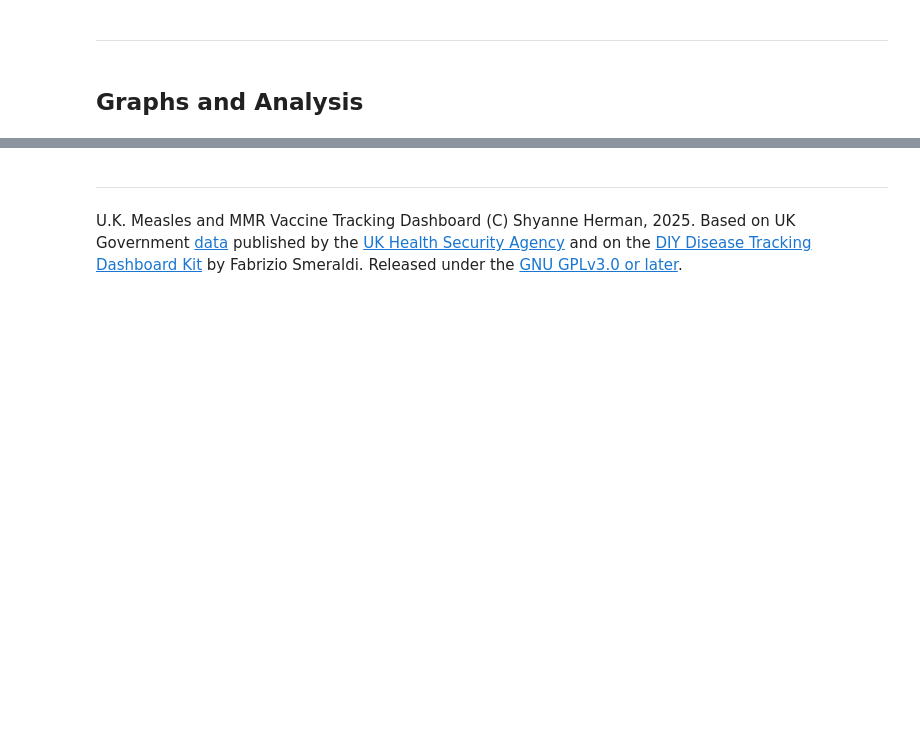
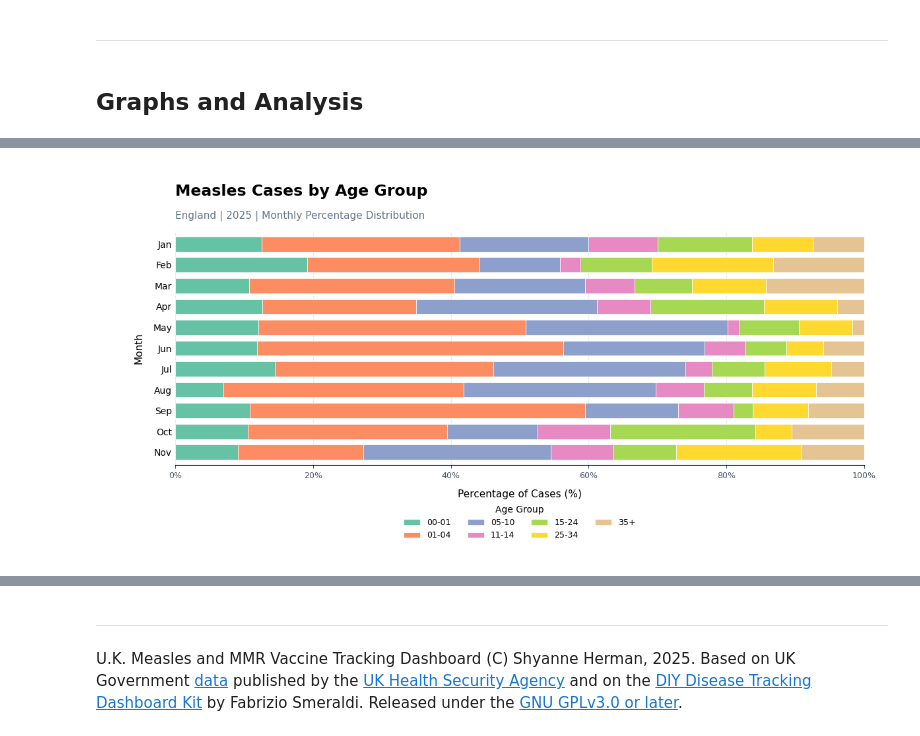
Before and after one commit to shyherm/Measles_MMR_Dashboard, a Jupyter notebook: Dashboard_.ipynb, the cells around one changed output, grey strips where cells are left out. Drawn from its saved outputs; the diff is of its cells as text; code cells hidden in the pictures; blank space fills up the shorter version.

```diff
--- a/Dashboard_.ipynb
+++ b/Dashboard_.ipynb
@@ -262,0 +430,85 @@ This section contains three graphs each with an interactive control, a figure de
+# %%
+# Year dropdown selector
+years = sorted(adf.index.year.unique())
+year_age = wdg.Dropdown(
+    options=years,
+    value=years[-1],
+    description='Select year:',
+    style={'description_width': 'initial'},
+    layout=wdg.Layout(width='250px'))
+
+# Define the graph
+def age_graph(graphyear):
+    yeardf = adf[adf.index.year == graphyear]
+
+    # Calculate monthly averages and percentage distribution
+    monthly = yeardf.groupby(pd.Grouper(freq='1ME')).mean()
+    totals = monthly.sum(axis=1)
+    monthly = monthly.div(totals.replace(0, float('nan')), axis=0) * 100
+    monthly = monthly[::-1]
+
+    # Color palette
+    colors = plt.cm.Set2.colors
+
+    # Create the figure
+    fig, ax = get_fig('age', figsize=(12, 6))
+    monthly.plot(
+        kind='barh',
+        stacked=True,
+        ax=ax, color=colors,
+        width=0.72,
+        edgecolor='white',
+        linewidth=0.5)
+
+    # Part of the hover
+    def age_text(sel):
+        i = sel.index  # Which month
+        bar = sel.artist[i] # The rectangle that was hit
+        return (f"{monthly.index[i]:%B %Y}\n"
+                f"{sel.artist.get_label()}: {bar.get_width():.1f}%")
+
+    # Add the hover
+    add_hover('age', ax.containers, age_text, accent='#676767')
+
+    # Title and subtitle
+    fig.suptitle(f'Measles Cases by Age Group', fontsize=17, fontweight='bold', x=0.10, ha='left', y=0.95)
+    ax.set_title(f'England | {graphyear} | Monthly Percentage Distribution', fontsize=11, color='#64748b', loc='left', pad=14)
+
+    # Axis formatting
+    ax.set_xlabel('Percentage of Cases (%)', fontsize=11, labelpad=10)
+    ax.set_ylabel('Month', fontsize=11, labelpad=10)
+    ax.set_xlim(0, 100)
+    ax.xaxis.set_major_locator(mtick.MultipleLocator(20))
+    ax.xaxis.set_major_formatter(mtick.PercentFormatter(xmax=100))
+    ax.set_yticks(range(len(monthly)))
+    ax.set_yticklabels(monthly.index.strftime('%b'))
+
+    # Grid, borders, styling
+    ax.set_axisbelow(True)
+    ax.grid(axis='x', linestyle='--', alpha=0.3)
+    ax.grid(axis='y', visible=False)
+    ax.spines['top'].set_visible(False)
+    ax.spines['right'].set_visible(False)
+    ax.spines['left'].set_visible(False)
+    ax.tick_params(axis='y', length=0, labelsize=10)
+    ax.tick_params(axis='x', labelsize=9, colors='#475569')
+
+    # Compact legend beneath the chart
+    ax.legend(title='Age Group', loc='upper center', bbox_to_anchor=(0.5, -0.14), ncol=4, frameon=False, fontsize=9, title_fontsize=10)
+    fig.patch.set_facecolor('white')
+    ax.set_facecolor('white')
+    fig.subplots_adjust(left=0.10, right=0.97, top=0.83, bottom=0.24)
+    fig.canvas.draw_idle()
+
+# Display the interactive chart
+reset_fig('age')
+fig_age, _ = get_fig('age', figsize=(12, 6)) # Create it once
+
+def redraw_ages(change=None):
+    age_graph(year_age.value)
+
+year_age.observe(redraw_ages, names='value')
+
+redraw_ages()  # First draw
+display(year_age, fig_age.canvas) # Display it once
+# %% [output]
@@ -262,0 +516 @@ This section contains three graphs each with an interactive control, a figure de
+[figure, added]
```
Also changed, not shown: parts of 39 cells of this notebook.
